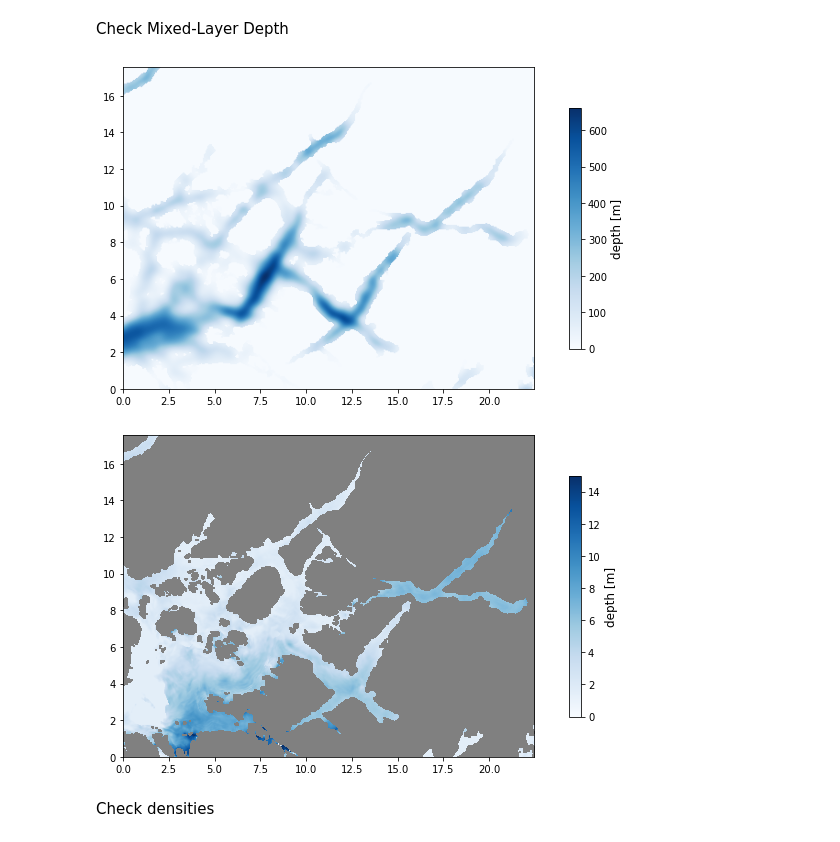
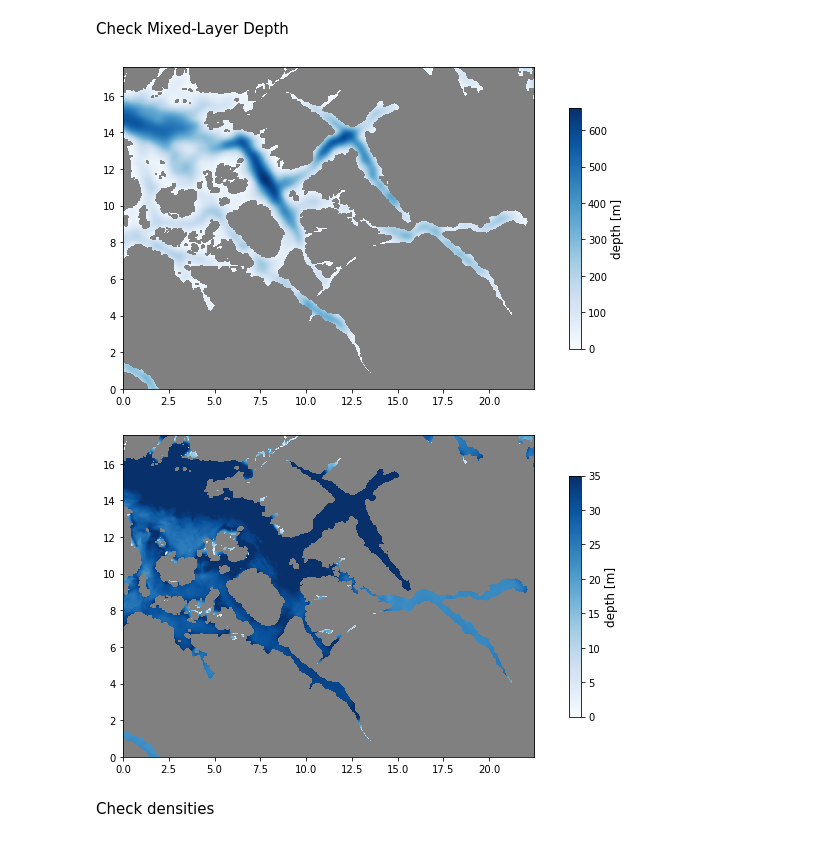
Before and after one commit to sintefmath/reduced-gravity-ocean-model, a Jupyter notebook: notebooks/OtherFjords/Boknafjorden.ipynb, the cells around one changed output. Drawn from its saved outputs; the diff is of its cells as text; code cells hidden in the pictures.

```diff
--- a/notebooks/OtherFjords/Boknafjorden.ipynb
+++ b/notebooks/OtherFjords/Boknafjorden.ipynb
@@ -51,7 +51,7 @@ from matplotlib import pyplot as plt
 # plt.rcParams["xtick.color"] = "w"
 # plt.rcParams["ytick.color"] = "w"
 
-# plt.rcParams["image.origin"] = "lower"
+plt.rcParams["image.origin"] = "lower"
 # %%
 from gpuocean.utils import IPythonMagic, NetCDFInitialization
 # %%
@@ -61,7 +61,8 @@ from gpuocean.utils import IPythonMagic, NetCDFInitialization
 # %% [markdown]
 Path to the test file
 # %%
-source_url = "/sintef/data/NorFjords160/A03/norfjords_160m_his.nc4_2019110101-2019110200"
+source_url = "/lustre/storeB/project/fou/hi/NorFjords160/A03/norfjords_160m_his.nc4_2019110101-2019110200"
+# source_url = "/sintef/data/NorFjords160/A03/norfjords_160m_his.nc4_2019110101-2019110200"
 # %% [markdown]
 ## Inspecting file structure and content
 # %%
@@ -139,40 +140,40 @@ Check Mixed-Layer Depth
 # %%
 t=10
 # %%
-mld = NetCDFInitialization.MLD(source_url, 1023, min_mld=1.5, max_mld=15, x0=x0, x1=x1, y0=y0, y1=y1, t=t)
+mld = NetCDFInitialization.MLD(source_url, 1023, min_mld=1.5, max_mld=35, x0=x0, x1=x1, y0=y0, y1=y1, t=t)
 backup_mld = copy.deepcopy(mld)
 # %%
 cmap = plt.cm.Blues
 cmap.set_bad("grey", alpha = 1.0)
 
 domain_extent = [0, mld.shape[1]*50/1000, 0, mld.shape[0]*50/1000]
 
 with plt.rc_context({'lines.color':'black',
                         'text.color':'black',
                         'axes.labelcolor':'black',
                         'xtick.color':'black',
                         'ytick.color':'black'}):
     fig, ax = plt.subplots(figsize=(10,5))
-    im = ax.imshow(np.ma.array(nc["h"][y0:y1,x0:x1], mask=(nc["h"][y0:y1,x0:x1]==0)),
+    im = ax.imshow(np.ma.array(nc["h"][y0:y1,x0:x1], mask=(1-nc["mask_rho"][y0:y1,x0:x1])),
                    vmin=0,
                    cmap=cmap, extent=domain_extent)
     cb = plt.colorbar(im, ax=ax, shrink=0.75)
     cb.set_label(label="depth [m]", size=12)
     plt.tight_layout()
     # plt.savefig("figs/Oslofjord-bathymetry.pdf", dpi=200)
 
 
     fig, ax = plt.subplots(figsize=(10,5))
     im = ax.imshow(mld,
-                    vmin=0, vmax=15,
+                    vmin=0, vmax=35,
                     cmap=cmap, extent=domain_extent)
     cb = plt.colorbar(im, ax=ax, shrink=0.75)
     cb.set_label(label="depth [m]", size=12)
     plt.tight_layout()
     # plt.savefig("figs/Oslofjord-mld.pdf", dpi=200)
 # %% [output]
-[figure, old version]
+[figure, new version]
-[figure, old version]
+[figure, new version]
 # %% [markdown]
 Check densities
 # %%
```
Also changed, not shown: parts of 4 cells of this notebook, 1 other file.
